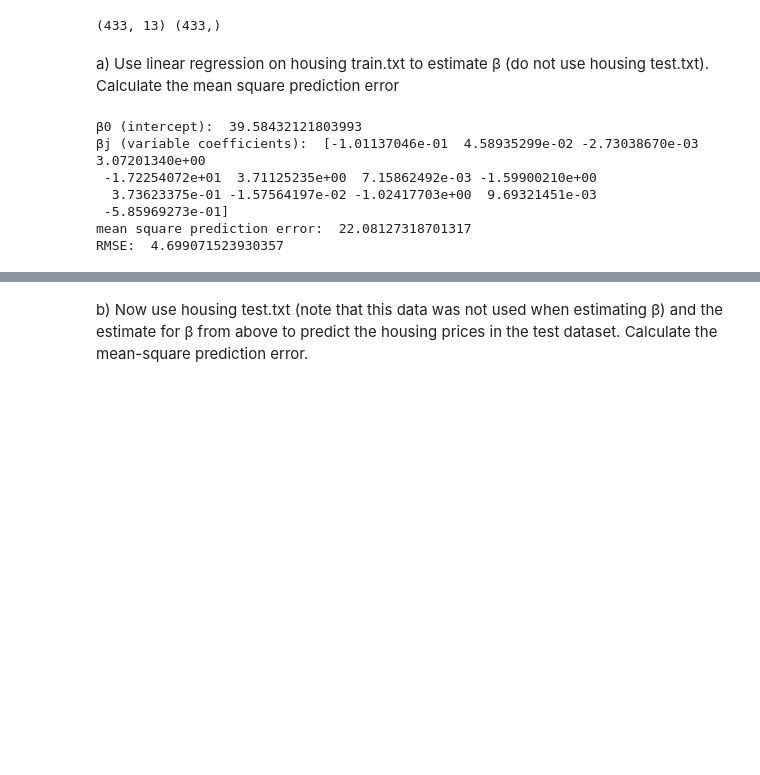
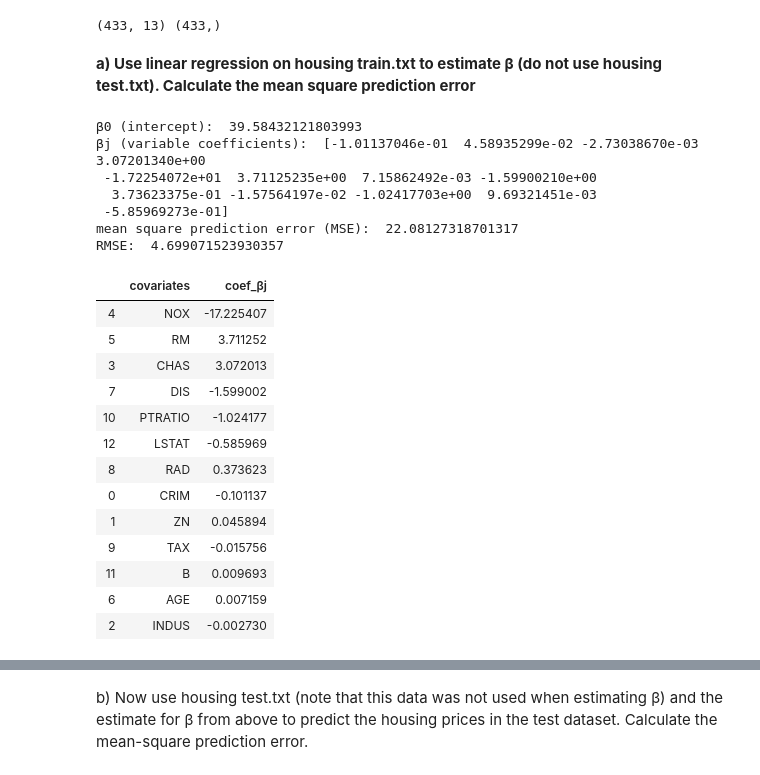
Before and after one commit to escaduto/STA221, a Jupyter notebook: HW2/Homework2.ipynb, the cells around one changed output, grey strips where cells are left out. Drawn from its saved outputs; the diff is of its cells as text; code cells hidden in the pictures; blank space fills up the shorter version.

```diff
--- a/HW2/Homework2.ipynb
+++ b/HW2/Homework2.ipynb
@@ -116,26 +119,44 @@ print(X_train.shape, y_train.shape)
 # %% [output]
 (433, 13) (433,)
 # %% [markdown]
-a) Use linear regression on housing train.txt to estimate β (do not use housing test.txt). Calculate the mean square prediction error
+**a) Use linear regression on housing train.txt to estimate β (do not use housing test.txt). Calculate the mean square prediction error**
 # %%
 import numpy as np
 from sklearn.linear_model import LinearRegression
 from sklearn.metrics import mean_squared_error
 reg = LinearRegression().fit(X_train, y_train)
-y_pred = reg.predict(X_train)
+y_pred = reg.predict(X_train) # get y_pred to calculate MSE
 
 print("β0 (intercept): ", reg.intercept_)
 print("βj (variable coefficients): ", reg.coef_)
+
 #Calculate the mean-square prediction error.
 mse = mean_squared_error(y_train, y_pred)
-print("mean square prediction error: ", mse)
+print("mean square prediction error (MSE): ", mse)
 rmse = (np.sqrt(mse))
 print("RMSE: ", rmse)
+
+coef_df = pd.DataFrame({'covariates':column_names, 'coef_βj':reg.coef_})
+coef_df.reindex(coef_df.coef_βj.abs().sort_values(ascending=False).index)
 # %% [output]
 β0 (intercept):  39.58432121803993
 βj (variable coefficients):  [-1.01137046e-01  4.58935299e-02 -2.73038670e-03  3.07201340e+00
  -1.72254072e+01  3.71125235e+00  7.15862492e-03 -1.59900210e+00
   3.73623375e-01 -1.57564197e-02 -1.02417703e+00  9.69321451e-03
  -5.85969273e-01]
-mean square prediction error:  22.08127318701317
+mean square prediction error (MSE):  22.08127318701317
 RMSE:  4.699071523930357
+|  | covariates | coef_βj |
+| 4 | NOX | -17.225407 |
+| 5 | RM | 3.711252 |
+| 3 | CHAS | 3.072013 |
+| 7 | DIS | -1.599002 |
+| 10 | PTRATIO | -1.024177 |
+| 12 | LSTAT | -0.585969 |
+| 8 | RAD | 0.373623 |
+| 0 | CRIM | -0.101137 |
+| 1 | ZN | 0.045894 |
+| 9 | TAX | -0.015756 |
+| 11 | B | 0.009693 |
+| 6 | AGE | 0.007159 |
+| 2 | INDUS | -0.002730 |
```
Also changed, not shown: parts of 18 cells of this notebook.
